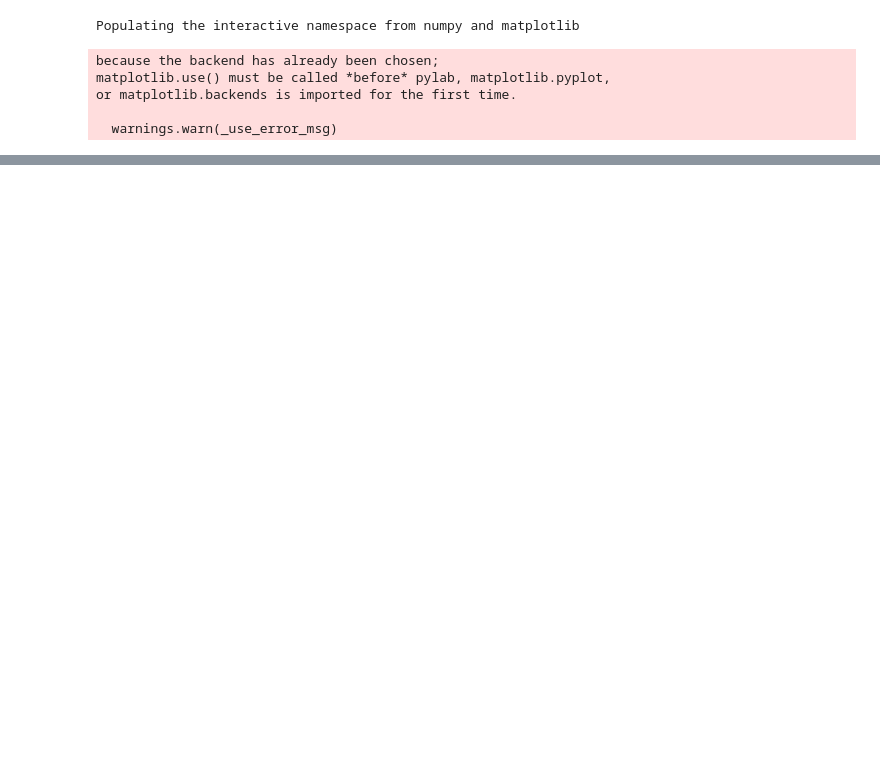
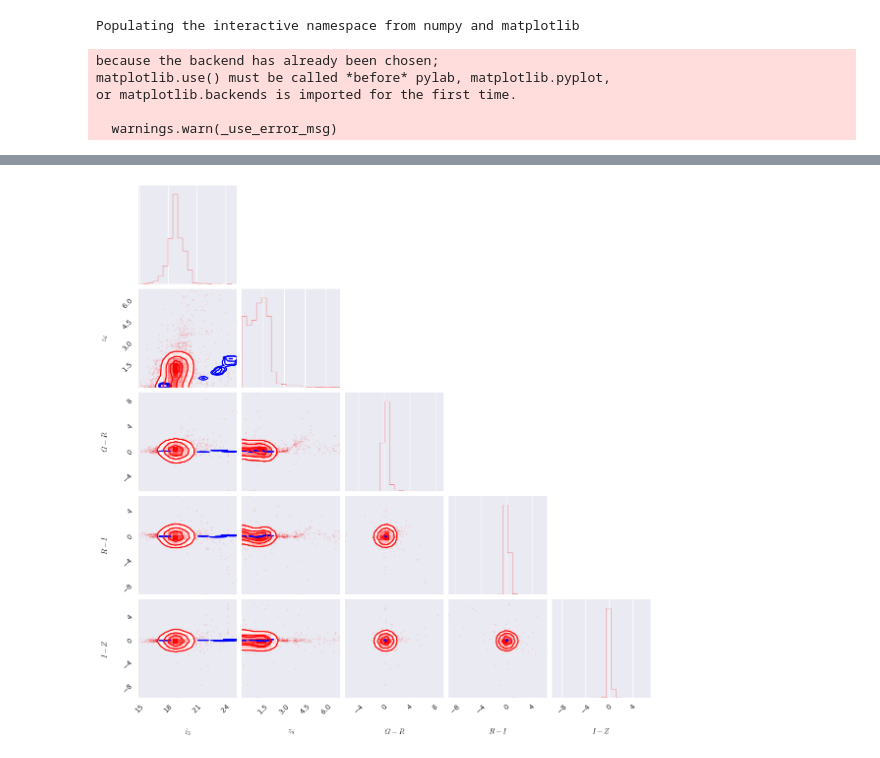
Before and after one commit to drphilmarshall/OM10, a Jupyter notebook: Task3.ipynb, the cells around one changed output, grey strips where cells are left out. Saved outputs shown, nothing was run; the diff lists cells and outputs as text; code cells hidden in the pictures; blank space fills up the shorter version.

```diff
--- a/Task3.ipynb
+++ b/Task3.ipynb
@@ -162,0 +71,14 @@ make_cornerplot(r_calc, g_calc, i_calc, z_calc, redshift)
+# %%
+z = qsos["spec_z"].as_matrix()
+i = qsos["mag_i"].as_matrix()
+gr = qsos["g_r_color"].as_matrix()
+ri = qsos["r_i_color"].as_matrix()
+iz = qsos["i_z_color"].as_matrix()
+# %%
+matplotlib.rc('text', usetex=False)
+# plot the above colored lens
+data = Table({'MAGI': i, 'ZLENS': z, 'GR': gr, 'RI': ri, 'IZ': iz}, names=['MAGI', 'ZLENS', 'GR', 'RI', 'IZ'])
+features, label = plotting.extract_features(data, ('MAGI','ZLENS', 'GR', 'RI', 'IZ'))
+corner.corner(features, labels=labels, color='red', smooth=1.0, fig=fig1)
+# %% [output]
+[figure, added]
```
Also changed, not shown: parts of 8 cells of this notebook, 1 other file.
